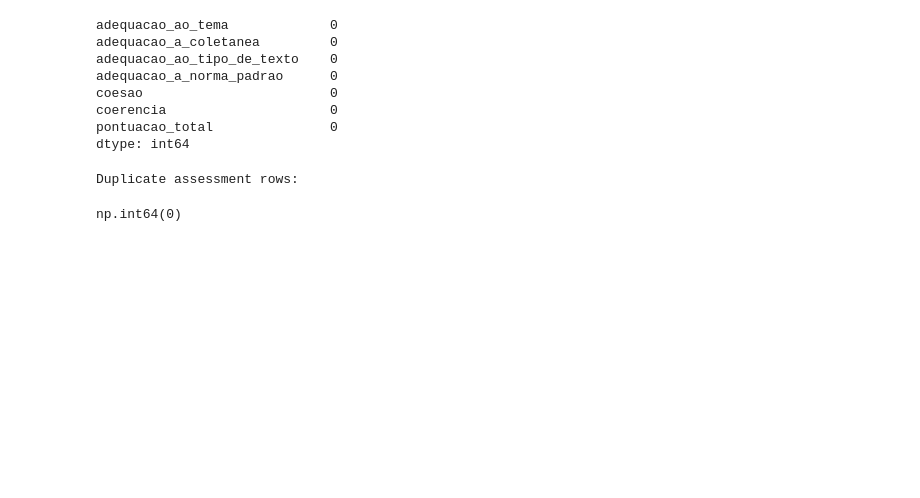
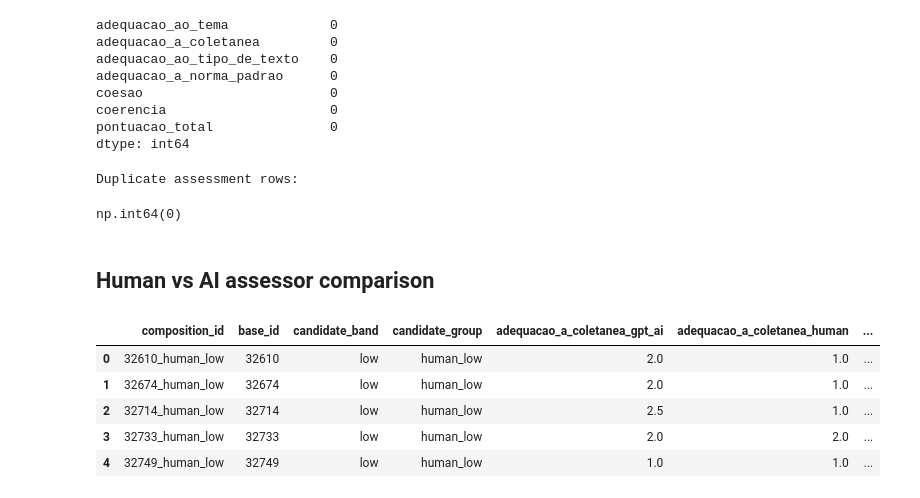
Before and after one commit to laelgelc/cl_st1_ednalvo, a Jupyter notebook: cl_st1_ph3_ednalvo/cl_st1_ph3_ednalvo_avaliacao_composicoes.ipynb, the cells around one changed output. Saved outputs shown, nothing was run; the diff lists cells and outputs as text; code cells hidden in the pictures; blank space fills up the shorter version.

```diff
--- a/cl_st1_ph3_ednalvo/cl_st1_ph3_ednalvo_avaliacao_composicoes.ipynb
+++ b/cl_st1_ph3_ednalvo/cl_st1_ph3_ednalvo_avaliacao_composicoes.ipynb
@@ -366,3 +481,41 @@ pontuacao_total               0
 dtype: int64
 Duplicate assessment rows:
 np.int64(0)
+# %% [markdown]
+## Human vs AI assessor comparison
+# %%
+df_assessor_compare = (
+    df_scores_long
+    .query("candidate_source == 'human'")
+    .pivot_table(
+        index=["composition_id", "base_id", "candidate_band", "candidate_group"],
+        columns="assessor_source",
+        values=[*SCORE_COLS, TOTAL_COL],
+        aggfunc="first",
+    )
+)
+
+df_assessor_compare.columns = [
+    f"{score}_{assessor}"
+    for score, assessor in df_assessor_compare.columns
+]
+
+df_assessor_compare = df_assessor_compare.reset_index()
+
+df_assessor_compare["total_diff_ai_minus_human"] = (
+        df_assessor_compare["pontuacao_total_gpt_ai"]
+        - df_assessor_compare["pontuacao_total_human"]
+)
+
+df_assessor_compare["total_abs_diff"] = (
+    df_assessor_compare["total_diff_ai_minus_human"].abs()
+)
+
+df_assessor_compare.head()
+# %% [output]
+|  | composition_id | base_id | candidate_band | candidate_group | adequacao_a_coletanea_gpt_ai | adequacao_a_coletanea_human | ... |
+| 0 | 32610_human_low | 32610 | low | human_low | 2.0 | 1.0 | ... |
+| 1 | 32674_human_low | 32674 | low | human_low | 2.0 | 1.0 | ... |
+| 2 | 32714_human_low | 32714 | low | human_low | 2.5 | 1.0 | ... |
+| 3 | 32733_human_low | 32733 | low | human_low | 2.0 | 2.0 | ... |
+| 4 | 32749_human_low | 32749 | low | human_low | 1.0 | 1.0 | ... |
```
Also changed, not shown: parts of 13 cells of this notebook, 10 other files.
